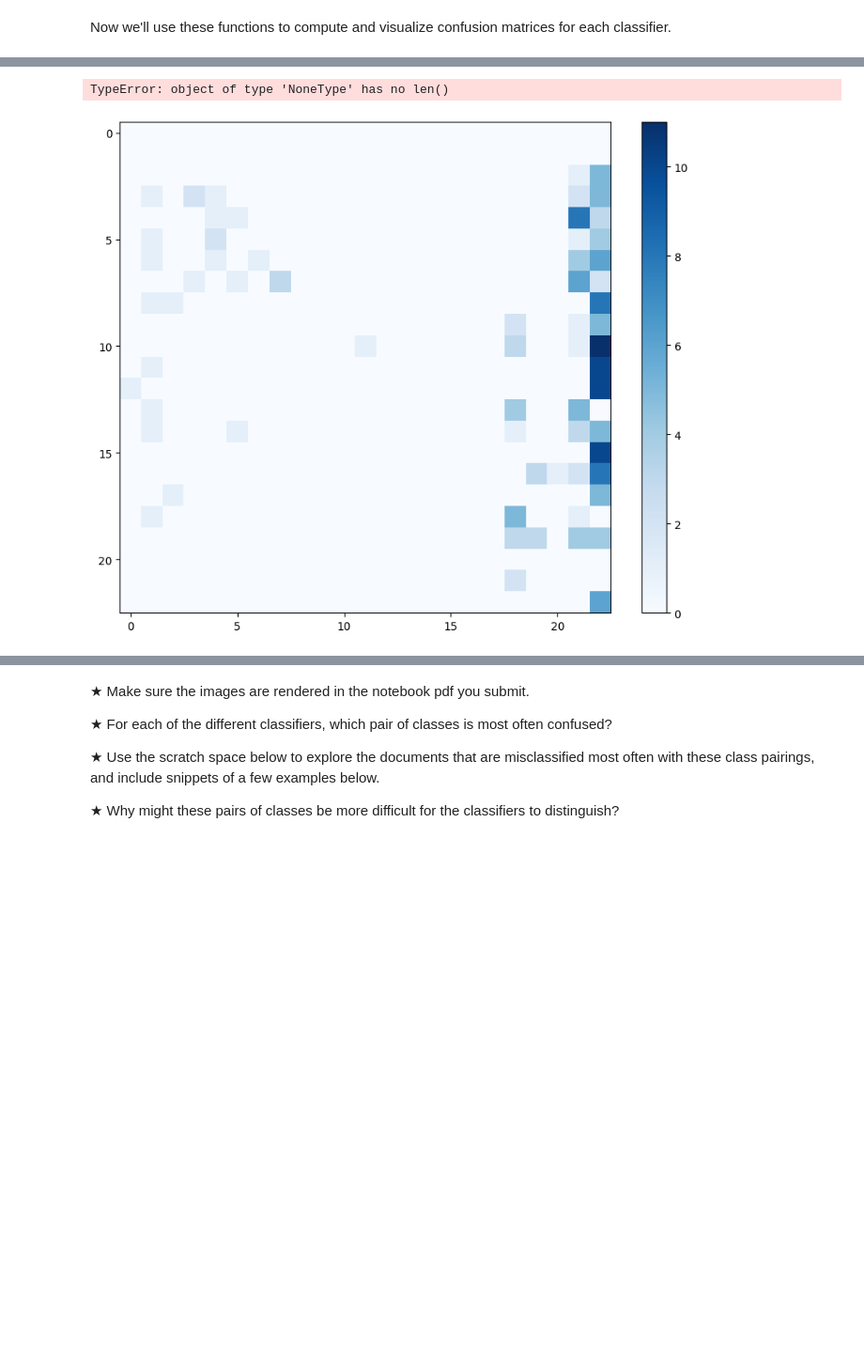
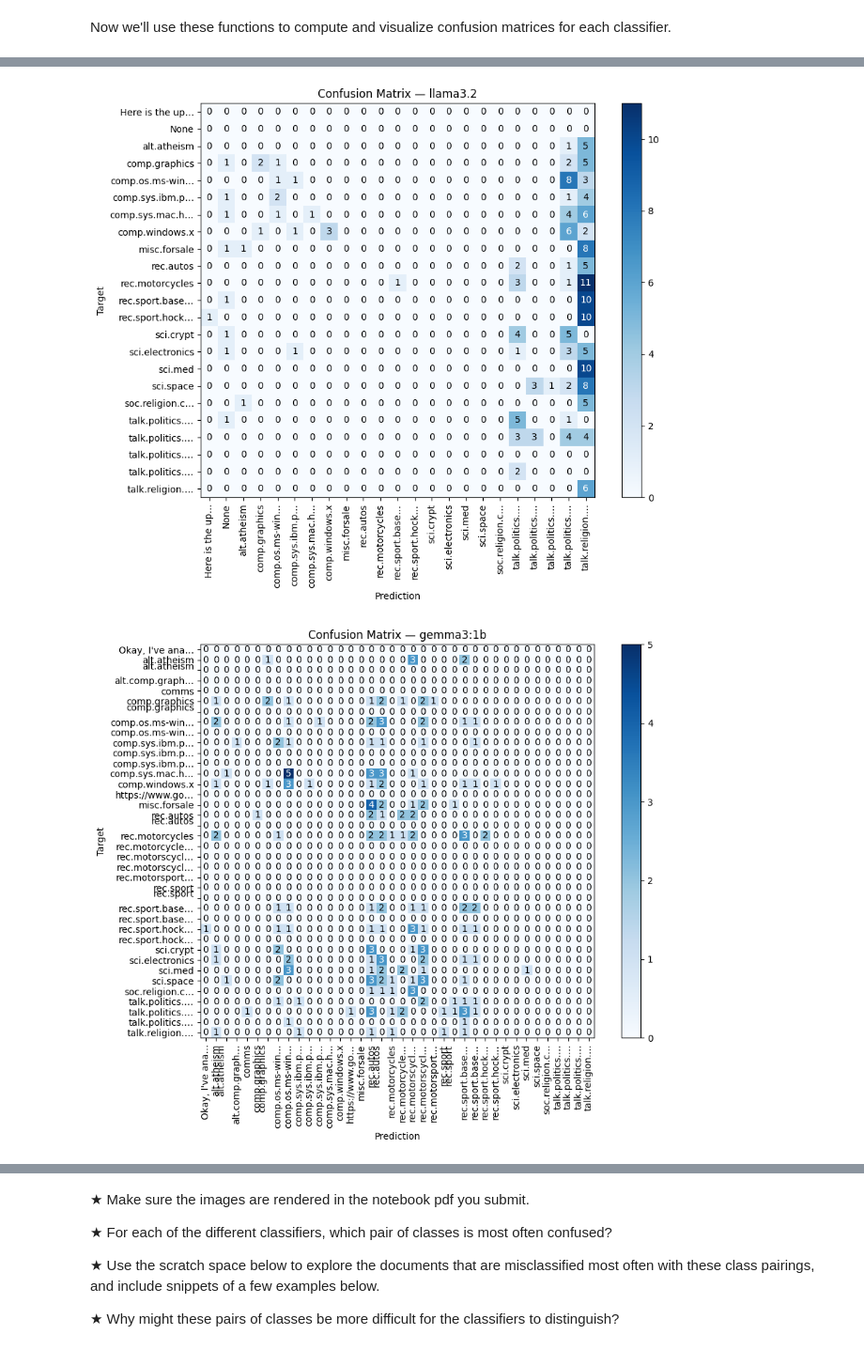
Before and after one commit to DaGarlic/EECS183, a Jupyter notebook: HW1.ipynb, the cells around one changed output, grey strips where cells are left out. Shown at 94% size. Saved outputs shown, nothing was run; the diff lists cells and outputs as text; code cells hidden in the pictures; blank space fills up the shorter version.

```diff
--- a/HW1.ipynb
+++ b/HW1.ipynb
@@ -316,9 +316,10 @@ def part1_1_cm(x: DataFrame, y: str) -> Dict[str, Dict[str, int]]:
     return cm
 
 def trunc(s, n=15):
+    s = str(s)
     return s if len(s) <= n else s[:n - 1] + '…'
 
-def part_1_1_vis(x: Dict[str, Dict[str, int]]):
+def part_1_1_vis(x: Dict[str, Dict[str, int]], title=None):
     import numpy as np
     import matplotlib.pyplot as plt
     labels = sorted(set(x.keys()) | {p for t in x for p in x[t]}, key=str)
@@ -336,11 +337,13 @@ def part_1_1_vis(x: Dict[str, Dict[str, int]]):
     ax.set_xlabel('Prediction')
     ax.set_ylabel('Target')
 
+    if title:
+        ax.set_title(f'Confusion Matrix — {title}')
+
     for i in range(len(labels)):
         for j in range(len(labels)):
             ax.text(j, i, mat[i, j], ha='center', va='center',
                     color='white' if mat[i, j] > mat.max() / 2 else 'black')
-
     plt.tight_layout()
     plt.show()
 # %% [markdown]
@@ -350,5 +353,5 @@ confusion_matrices = dict()
 
 for model in models:
     confusion_matrices[model] = part1_1_cm(classification_data, model)
-    part_1_1_vis(confusion_matrices[model])
+    part_1_1_vis(confusion_matrices[model], model)
 # %% [output]
@@ -356,2 +359,2 @@ for model in models:
-TypeError: object of type 'NoneType' has no len()
-[figure, old version]
+[figure, new version]
+[figure, added]
```
Also changed, not shown: parts of 1 cell of this notebook.
